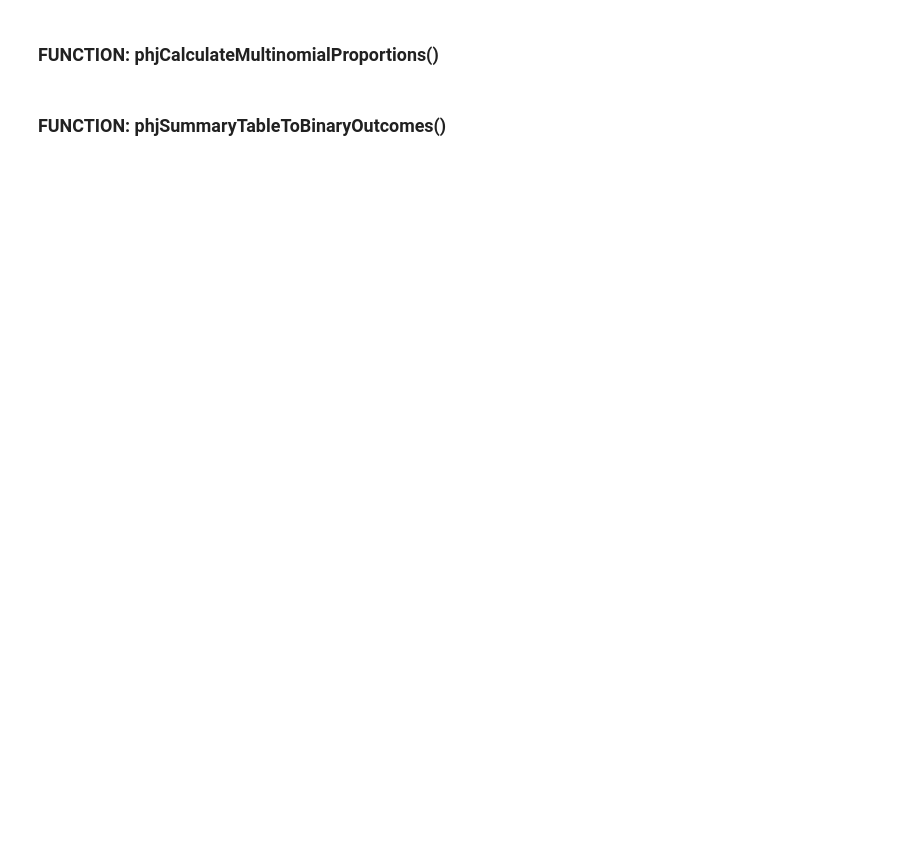
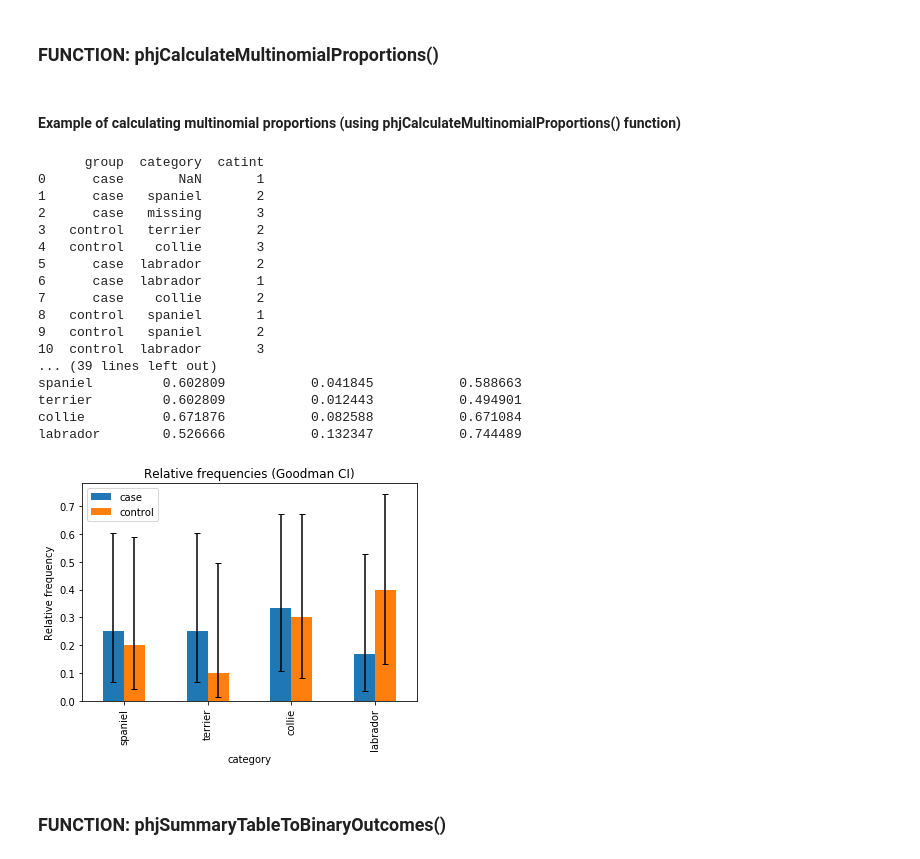
Before and after one commit to lvphj/epydemiology, a Jupyter notebook: phjTestingEpydemiologyFunctions.ipynb, the cells around one changed output. Saved outputs shown, nothing was run; the diff lists cells and outputs as text; code cells hidden in the pictures; blank space fills up the shorter version.

```diff
--- a/phjTestingEpydemiologyFunctions.ipynb
+++ b/phjTestingEpydemiologyFunctions.ipynb
@@ -341,29 +591,46 @@ print(phjPropDF)
 # %% [markdown]
 ### FUNCTION: phjCalculateMultinomialProportions()
+# %% [markdown]
+#### Example of calculating multinomial proportions (using phjCalculateMultinomialProportions() function)
 # %%
-# Example of calculating multinomial proportions (using phjCalculateMultinomialProportions() function)
-# ==============================================
-
-# Create example dataset
 phjTempDF = pd.DataFrame({'group':['case','case','case','control','control','case','case','case','control','control','control','control','case','case','case','control','control','control','control','case','case','case','case','case',np.nan,np.nan],
                           'category':[np.nan,'spaniel','missing','terrier','collie','labrador','labrador','collie','spaniel','spaniel','labrador','collie','terrier','terrier','terrier','collie','labrador','labrador','labrador','spaniel','spaniel','collie','collie','collie','terrier','spaniel'],
                           'catint':[1,2,3,2,3,2,1,2,1,2,3,2,3,2,3,1,2,3,2,3,2,3,2,3,1,2]})
 
 print(phjTempDF)
 print('\n')
 
-phjRelFreqDF = epy.phjCalculateMultinomialProportions(phjTempDF = phjTempDF,
+phjRelFreqDF = epy.phjCalculateMultinomialProportions(phjDF = phjTempDF,
                                                       phjCategoryVarName = 'category',
                                                       phjGroupVarName = 'group',
                                                       phjMissingValue = 'missing',
                                                       phjMultinomialConfIntMethod = 'goodman',
                                                       phjAlpha = 0.05,
                                                       phjPlotRelFreq = True,
                                                       phjCategoriesToPlotList = 'all',
                                                       phjGroupsToPlotList = 'all',   # Currently not implemented
                                                       phjGraphTitle = 'Relative frequencies (Goodman CI)',
                                                       phjPrintResults = True)
 
 print(phjRelFreqDF)
+# %% [output]
+      group  category  catint
+0      case       NaN       1
+1      case   spaniel       2
+2      case   missing       3
+3   control   terrier       2
+4   control    collie       3
+5      case  labrador       2
+6      case  labrador       1
+7      case    collie       2
+8   control   spaniel       1
+9   control   spaniel       2
+10  control  labrador       3
+... (39 lines left out)
+spaniel         0.602809           0.041845           0.588663
+terrier         0.602809           0.012443           0.494901
+collie          0.671876           0.082588           0.671084
+labrador        0.526666           0.132347           0.744489
+[figure, added]
 # %% [markdown]
 ### FUNCTION: phjSummaryTableToBinaryOutcomes()
```
Also changed, not shown: parts of 61 cells of this notebook.
